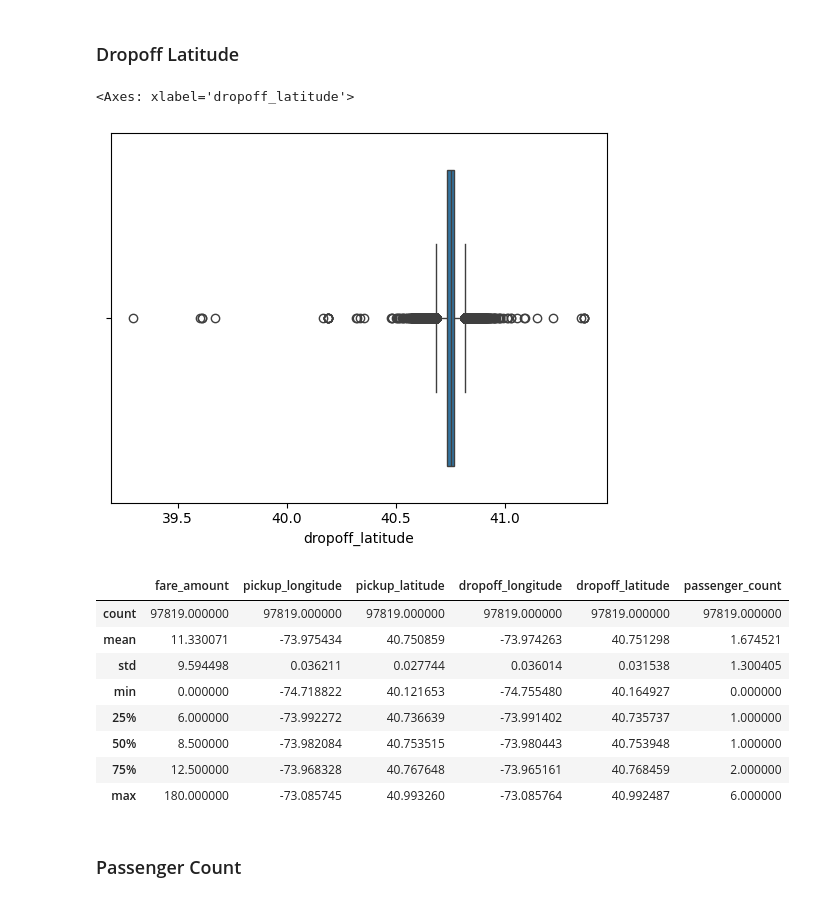
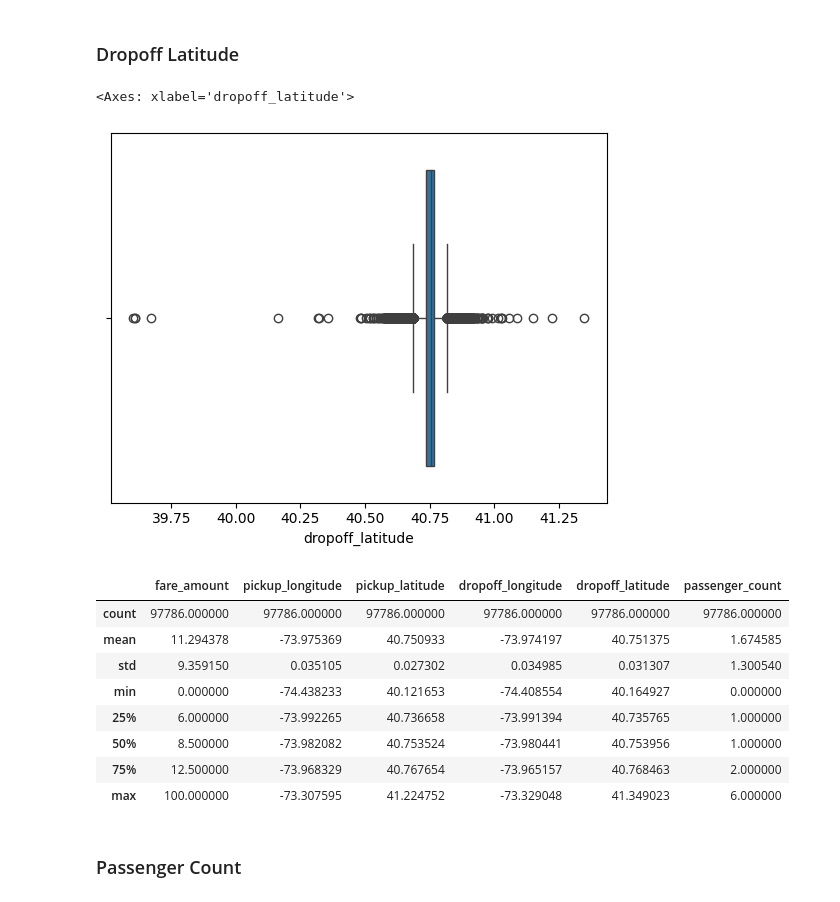
Before and after one commit to ahealion1/Data-Science-Projects, a Jupyter notebook: TaxiFarePrediction/taxi-fare-prediction.ipynb, the cells around one changed output. Saved outputs shown, nothing was run; the diff lists cells and outputs as text; code cells hidden in the pictures.

```diff
--- a/TaxiFarePrediction/taxi-fare-prediction.ipynb
+++ b/TaxiFarePrediction/taxi-fare-prediction.ipynb
@@ -140,8 +141,8 @@ sns.boxplot(data=taxi.loc[taxi['pickup_longitude'].between(-80, -70)], x='pickup
 <Axes: xlabel='pickup_longitude'>
 [figure]
 # %%
-# len(taxi.loc[~taxi['pickup_longitude'].between(-75, -73)])
-taxi = taxi.loc[taxi['pickup_longitude'].between(-75, -73)]
+# len(taxi.loc[~taxi['pickup_longitude'].between(-74.5, -73.2)])
+taxi = taxi.loc[taxi['pickup_longitude'].between(-74.5, -73.2)]
 taxi.describe()
 # %% [output]
 |  | fare_amount | pickup_longitude | pickup_latitude | dropoff_longitude | dropoff_latitude | passenger_count |
@@ -163,6 +164,6 @@ sns.boxplot(data=taxi.loc[taxi['pickup_latitude'].between(30, 50)], x='pickup_la
 # %%
-# len(taxi.loc[~taxi['pickup_latitude'].between(40, 41)])
-taxi = taxi.loc[taxi['pickup_latitude'].between(40, 41)]
+# len(taxi.loc[~taxi['pickup_latitude'].between(40, 41.5)])
+taxi = taxi.loc[taxi['pickup_latitude'].between(40, 41.5)]
 taxi.describe()
 # %% [output]
 |  | fare_amount | pickup_longitude | pickup_latitude | dropoff_longitude | dropoff_latitude | passenger_count |
@@ -184,6 +185,6 @@ sns.boxplot(data=taxi.loc[taxi['dropoff_longitude'].between(-80, -70)], x='dropo
 # %%
-# len(taxi.loc[~taxi['dropoff_longitude'].between(-75, -73)])
-taxi = taxi.loc[taxi['dropoff_longitude'].between(-75, -73)]
+# len(taxi.loc[~taxi['dropoff_longitude'].between(-74.5, -73.2)])
+taxi = taxi.loc[taxi['dropoff_longitude'].between(-74.5, -73.2)]
 taxi.describe()
 # %% [output]
 |  | fare_amount | pickup_longitude | pickup_latitude | dropoff_longitude | dropoff_latitude | passenger_count |
@@ -201,21 +202,21 @@ taxi.describe()
 sns.boxplot(data=taxi.loc[taxi['dropoff_latitude'].between(30, 50)], x='dropoff_latitude')
 # %% [output]
 <Axes: xlabel='dropoff_latitude'>
-[figure, old version]
+[figure, new version]
 # %%
-# len(taxi.loc[~taxi['dropoff_latitude'].between(40, 41)])
-taxi = taxi.loc[taxi['dropoff_latitude'].between(40, 41)]
+# len(taxi.loc[~taxi['dropoff_latitude'].between(40, 41.5)])
+taxi = taxi.loc[taxi['dropoff_latitude'].between(40, 41.5)]
 taxi.describe()
 # %% [output]
 |  | fare_amount | pickup_longitude | pickup_latitude | dropoff_longitude | dropoff_latitude | passenger_count |
-| count | 97819.000000 | 97819.000000 | 97819.000000 | 97819.000000 | 97819.000000 | 97819.000000 |
-| mean | 11.330071 | -73.975434 | 40.750859 | -73.974263 | 40.751298 | 1.674521 |
-| std | 9.594498 | 0.036211 | 0.027744 | 0.036014 | 0.031538 | 1.300405 |
-| min | 0.000000 | -74.718822 | 40.121653 | -74.755480 | 40.164927 | 0.000000 |
-| 25% | 6.000000 | -73.992272 | 40.736639 | -73.991402 | 40.735737 | 1.000000 |
-| 50% | 8.500000 | -73.982084 | 40.753515 | -73.980443 | 40.753948 | 1.000000 |
-| 75% | 12.500000 | -73.968328 | 40.767648 | -73.965161 | 40.768459 | 2.000000 |
-| max | 180.000000 | -73.085745 | 40.993260 | -73.085764 | 40.992487 | 6.000000 |
+| count | 97786.000000 | 97786.000000 | 97786.000000 | 97786.000000 | 97786.000000 | 97786.000000 |
+| mean | 11.294378 | -73.975369 | 40.750933 | -73.974197 | 40.751375 | 1.674585 |
+| std | 9.359150 | 0.035105 | 0.027302 | 0.034985 | 0.031307 | 1.300540 |
+| min | 0.000000 | -74.438233 | 40.121653 | -74.408554 | 40.164927 | 0.000000 |
+| 25% | 6.000000 | -73.992265 | 40.736658 | -73.991394 | 40.735765 | 1.000000 |
+| 50% | 8.500000 | -73.982082 | 40.753524 | -73.980441 | 40.753956 | 1.000000 |
+| 75% | 12.500000 | -73.968329 | 40.767654 | -73.965157 | 40.768463 | 2.000000 |
+| max | 100.000000 | -73.307595 | 41.224752 | -73.329048 | 41.349023 | 6.000000 |
 # %% [markdown]
 ### Passenger Count
 # %%
```
Also changed, not shown: parts of 27 cells of this notebook.
